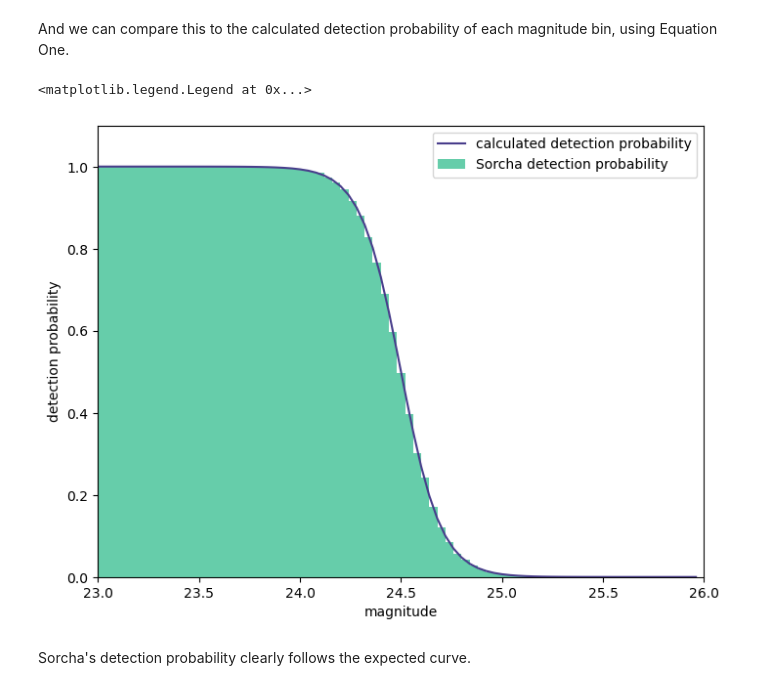
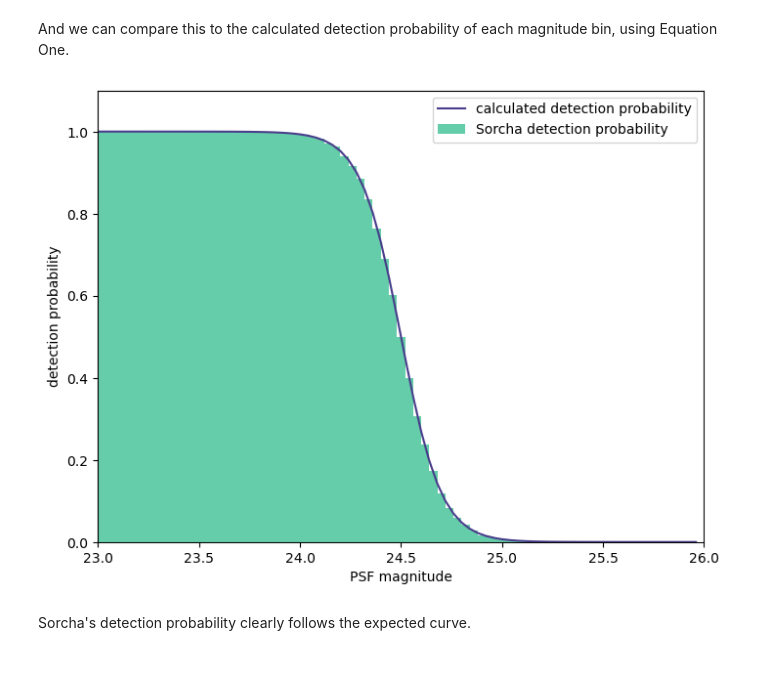
Before and after one commit to dirac-institute/sorcha, a Jupyter notebook: docs/notebooks/demo_DetectionEfficiencyValidation.ipynb, the cells around one changed output. Saved outputs shown, nothing was run; the diff lists cells and outputs as text; code cells hidden in the pictures.

```diff
--- a/docs/notebooks/demo_DetectionEfficiencyValidation.ipynb
+++ b/docs/notebooks/demo_DetectionEfficiencyValidation.ipynb
@@ -66,15 +66,14 @@ calculated_probability = peak_efficiency / (1.0 + np.exp((magbins - 24.5) / widt
 # %%
 fig, ax = plt.subplots(1, figsize=(8, 6))
 ax.bar(magbins[:-1], sorcha_probability, align="edge", width=bin_width, color="mediumaquamarine", label="Sorcha detection probability")
 ax.set_ylim((0, 1.1))
 ax.set_xlim((23, 26))
-ax.set_xlabel("magnitude")
+ax.set_xlabel("PSF magnitude")
 ax.set_ylabel("detection probability")
 ax.plot(magbins, calculated_probability, color="darkslateblue", label="calculated detection probability")
 ax.legend()
 # %% [output]
-<matplotlib.legend.Legend at 0x...>
-[figure, old version]
+[figure, new version]
 # %% [markdown]
 Sorcha's detection probability clearly follows the expected curve.
 # %% [markdown]
```
Also changed, not shown: parts of 2 cells of this notebook, 1 other file.
